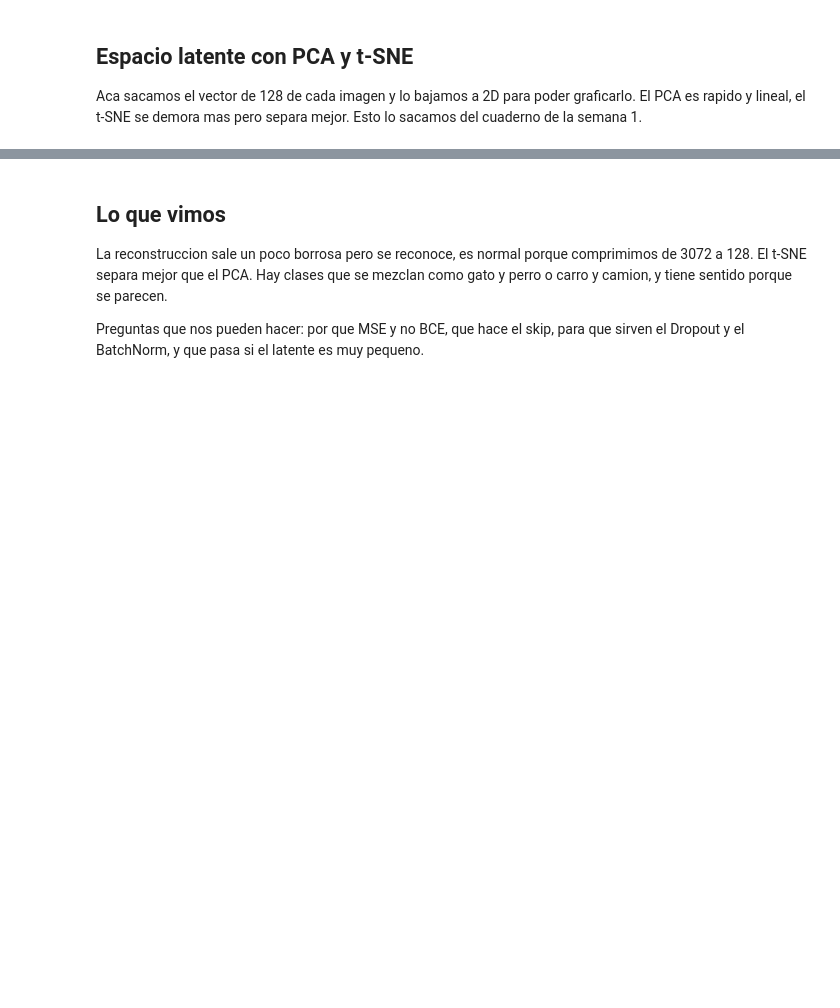
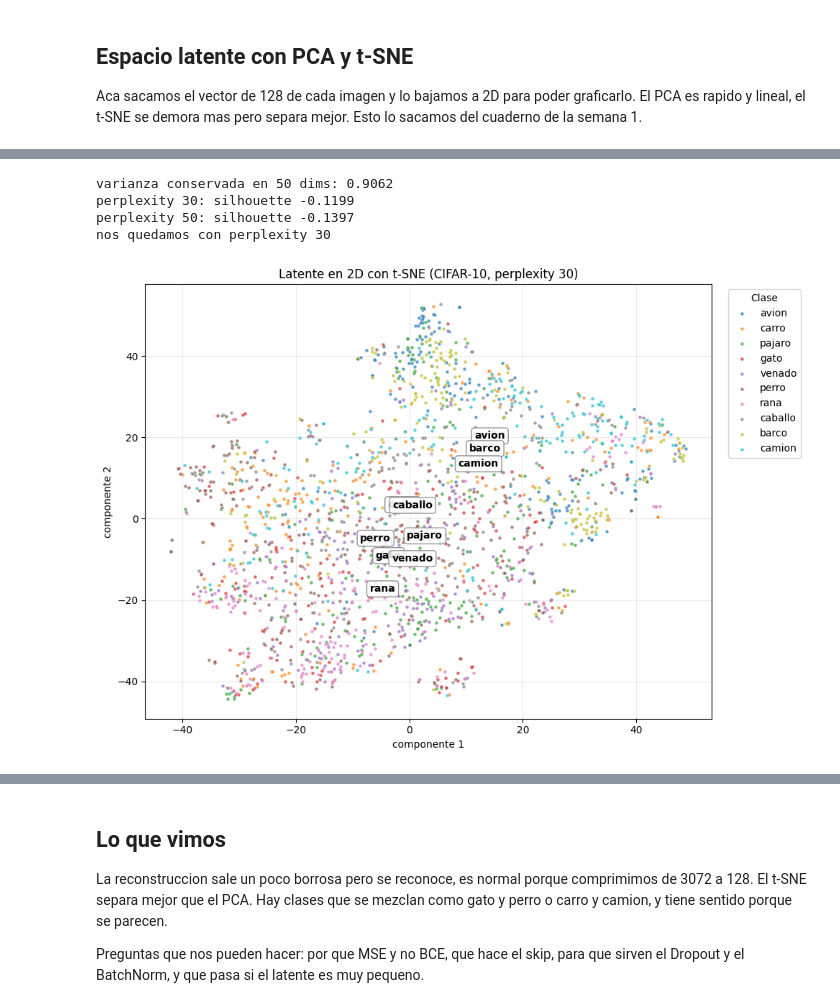
Before and after one commit to Lucu1232004/Covid19IAgenerativa, a Jupyter notebook: notebooks/01cifar-autoencoder.ipynb, the cells around one changed output, grey strips where cells are left out. Cells and saved outputs as stored; diff of their text form; code cells hidden in the pictures; blank space fills up the shorter version.

```diff
--- a/notebooks/01cifar-autoencoder.ipynb
+++ b/notebooks/01cifar-autoencoder.ipynb
@@ -265,0 +279,44 @@ plt.show()
+# %%
+# t-SNE siguiendo buenas practicas: PCA previo + perplexity calibrada
+# La documentacion de scikit-learn recomienda bajar a unas 50 dimensiones con PCA antes
+# del t-SNE cuando hay muchas features. Ademas probamos dos valores de perplexity y nos
+# quedamos con el que de mejor silhouette, en lugar de usar el primero que salga.
+
+pca50 = PCA(n_components=50, random_state=42)
+lat50 = pca50.fit_transform(lat_std)
+print('varianza conservada en 50 dims:', pca50.explained_variance_ratio_.sum().round(4))
+
+mejor_z, mejor_perp, mejor_sil = None, None, -2
+for perp in [30, 50]:
+    tsne = TSNE(n_components=2, random_state=42, perplexity=perp,
+                init='pca', learning_rate='auto', max_iter=1000)
+    z = tsne.fit_transform(lat50)
+    s = silhouette_score(z, y_vis)
+    print(f'perplexity {perp}: silhouette {s:.4f}')
+    if s > mejor_sil:
+        mejor_z, mejor_perp, mejor_sil = z, perp, s
+
+z_tsne = mejor_z
+print('nos quedamos con perplexity', mejor_perp)
+
+plt.figure(figsize=(10,7))
+for i, nombre in enumerate(nombres):
+    mask = (y_vis == i)
+    plt.scatter(z_tsne[mask,0], z_tsne[mask,1], s=12, alpha=0.7,
+                c=[colores[i]], label=nombre, edgecolors='white', linewidths=0.3)
+    cx, cy = z_tsne[mask,0].mean(), z_tsne[mask,1].mean()
+    plt.annotate(nombre, (cx, cy), fontsize=10, fontweight='bold',
+                 bbox=dict(boxstyle="round,pad=0.3", fc="white", ec="gray", alpha=0.85))
+plt.title(f'Latente en 2D con t-SNE (CIFAR-10, perplexity {mejor_perp})')
+plt.xlabel('componente 1'); plt.ylabel('componente 2')
+plt.legend(title='Clase', bbox_to_anchor=(1.02, 1), loc='upper left')
+plt.grid(alpha=0.25)
+plt.tight_layout()
+plt.savefig('/kaggle/working/latente_tsne_part1.pdf', format='pdf')
+plt.show()
+# %% [output]
+varianza conservada en 50 dims: 0.9062
+perplexity 30: silhouette -0.1199
+perplexity 50: silhouette -0.1397
+nos quedamos con perplexity 30
+[figure, added]
```
Also changed, not shown: parts of 14 cells of this notebook, 5 other files.
